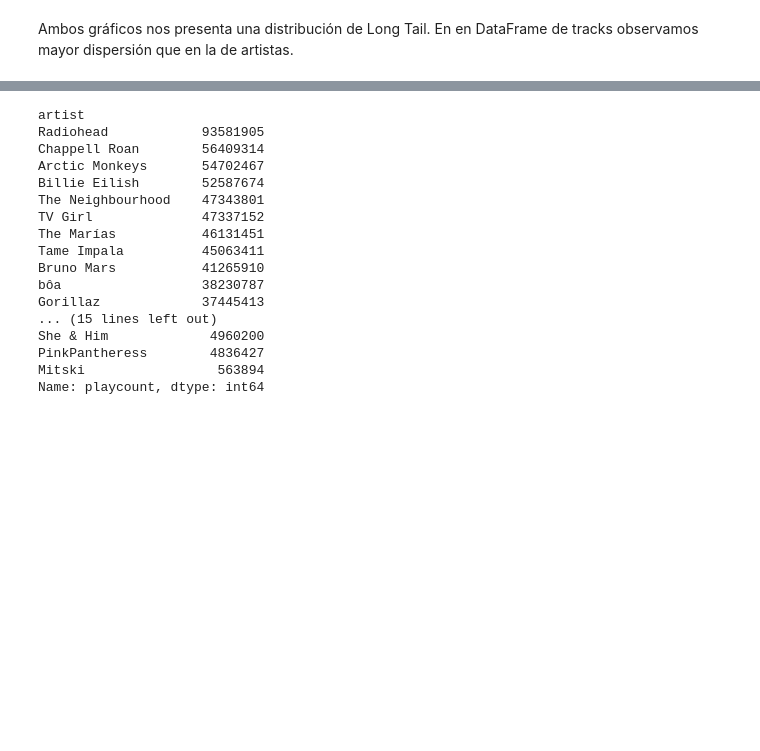
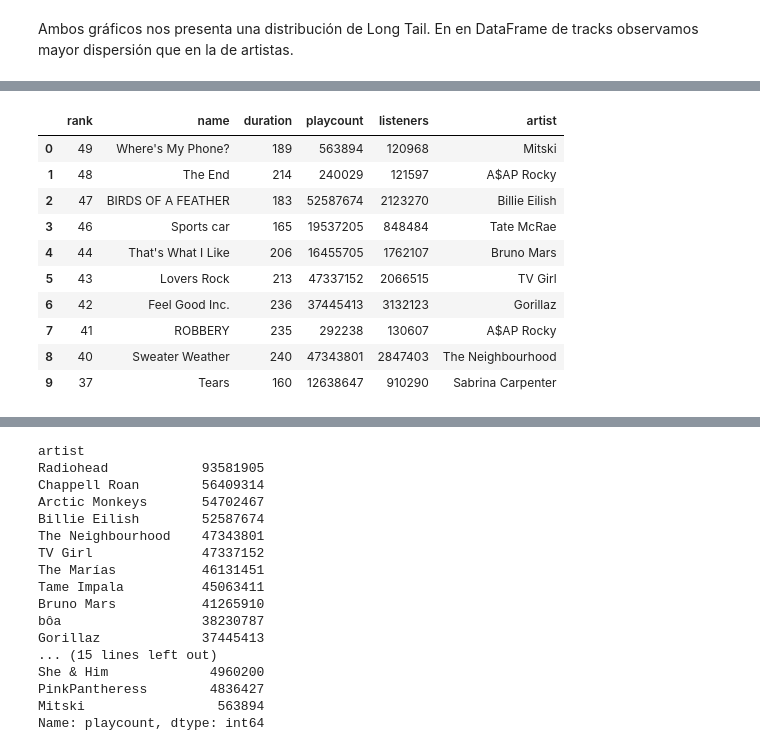
Before and after one commit to ArtiRamos/lastfm_data_analysis, a Jupyter notebook: Preguntas de análisis.ipynb, the cells around one changed output, grey strips where cells are left out. Saved outputs shown, nothing was run; the diff lists cells and outputs as text; code cells hidden in the pictures; blank space fills up the shorter version.

```diff
--- a/Preguntas de análisis.ipynb
+++ b/Preguntas de análisis.ipynb
@@ -166,0 +165,4 @@ Ambos gráficos nos presenta una distribución de Long Tail. En en DataFrame de
+# %%
+df_artist = df_artist.rename(columns ={"name":"artist"})
+df_artist = df_artist.reset_index().rename(columns={"index": "rank"})
+df_artist.head(5)
@@ -166,0 +187,18 @@ Ambos gráficos nos presenta una distribución de Long Tail. En en DataFrame de
+# %%
+#31 Canciones del Top Tracks cuyos artistas están en Top Artists
+
+tracks_top_artist = df_tracks.merge(df_artist[["artist"]],on="artist",how="inner")
+tracks_top_artist = df_tracks[df_tracks["artist"].isin(df_artist["artist"])].sort_values(by ="rank", ascending=False).reset_index(drop=True)
+tracks_top_artist.head(10)
+# %% [output]
+|  | rank | name | duration | playcount | listeners | artist |
+| 0 | 49 | Where's My Phone? | 189 | 563894 | 120968 | Mitski |
+| 1 | 48 | The End | 214 | 240029 | 121597 | A$AP Rocky |
+| 2 | 47 | BIRDS OF A FEATHER | 183 | 52587674 | 2123270 | Billie Eilish |
+| 3 | 46 | Sports car | 165 | 19537205 | 848484 | Tate McRae |
+| 4 | 44 | That's What I Like | 206 | 16455705 | 1762107 | Bruno Mars |
+| 5 | 43 | Lovers Rock | 213 | 47337152 | 2066515 | TV Girl |
+| 6 | 42 | Feel Good Inc. | 236 | 37445413 | 3132123 | Gorillaz |
+| 7 | 41 | ROBBERY | 235 | 292238 | 130607 | A$AP Rocky |
+| 8 | 40 | Sweater Weather | 240 | 47343801 | 2847403 | The Neighbourhood |
+| 9 | 37 | Tears | 160 | 12638647 | 910290 | Sabrina Carpenter |
```
Also changed, not shown: parts of 19 cells of this notebook.
